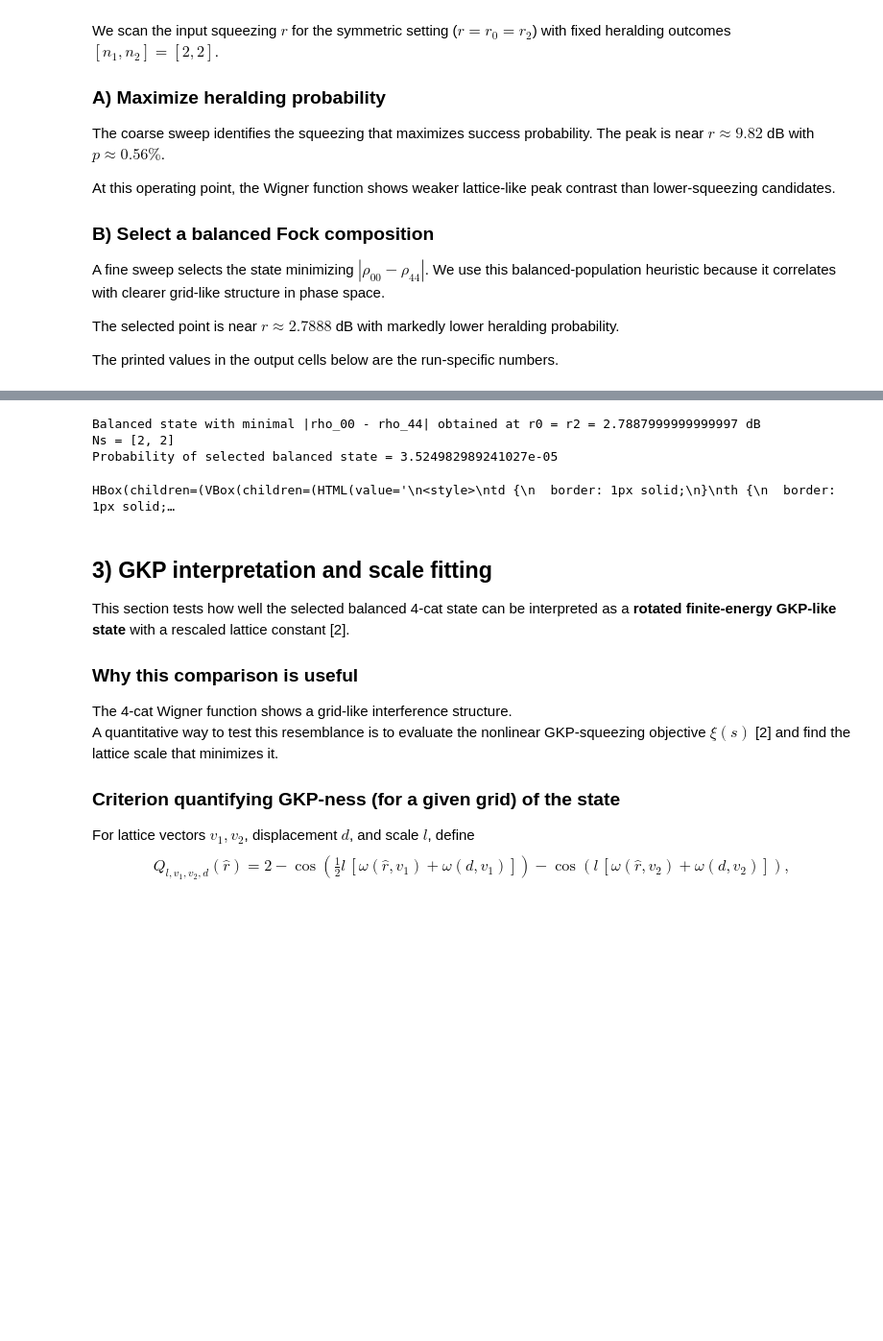
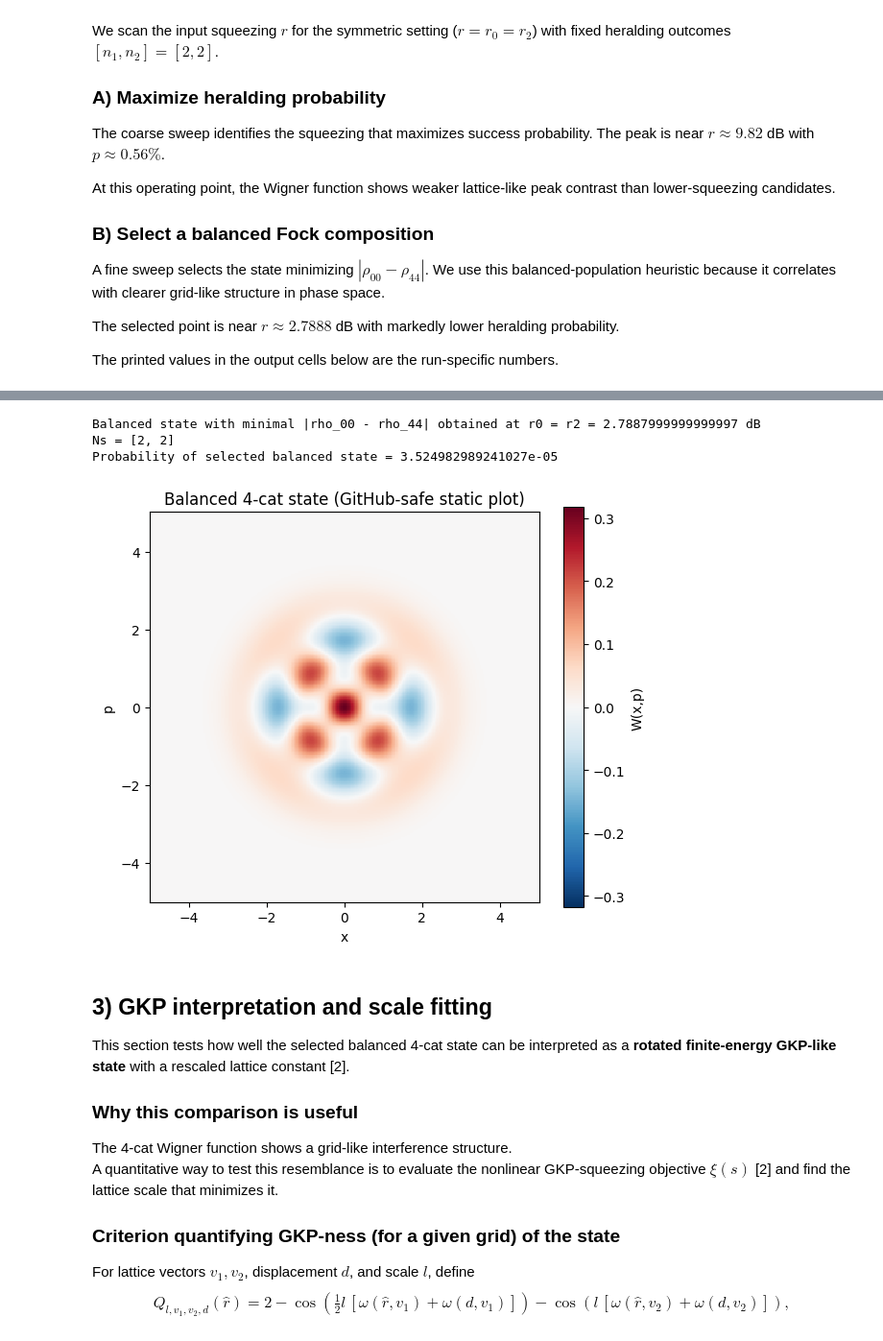
Before and after one commit to gluis99/non-gaussian-state-simulations, a Jupyter notebook: nb_cats_grid.ipynb, the cells around one changed output, grey strips where cells are left out. Shown at 96% size. Drawn from its saved outputs; the diff is of its cells as text; code cells hidden in the pictures; blank space fills up the shorter version.

```diff
--- a/nb_Cats_grid.ipynb
+++ b/nb_cats_grid.ipynb
@@ -158,35 +184,37 @@ for r_dB in rs_dB:
     state, prob = circuit_4cat(
         r0=r_dB, Ns=[2, 2], r2=r_dB, r_in_dB=True, cutoff=20
     )
     cutoff = 5
     rho = state.dm().fock_array(shape=cutoff)
 
     if balanced_state is None:
         balanced_state = state
         balanced_r_dB = r_dB
         balanced_prob = prob
     else:
         rho_balanced = balanced_state.dm().fock_array(shape=cutoff)
         if abs(rho[0, 0] - rho[4, 4]) < abs(rho_balanced[0, 0] - rho_balanced[4, 4]):
             balanced_state = state
             balanced_r_dB = r_dB
             balanced_prob = prob
 
 balanced_Wig, X, P = wigner_discretized(
     balanced_state.dm().ansatz.array, np.linspace(-5, 5, 200), np.linspace(-5, 5, 200)
 )
 
 print(
     f"Balanced state with minimal |rho_00 - rho_44| obtained at r0 = r2 = {balanced_r_dB} dB"
 )
 print("Ns = [2, 2]")
 print(f"Probability of selected balanced state = {balanced_prob}")
-display(balanced_state)
+
+#display(balanced_state)
+show_state_wigner(balanced_state, title="Balanced 4-cat state (GitHub-safe static plot)")
 # %% [output]
 Balanced state with minimal |rho_00 - rho_44| obtained at r0 = r2 = 2.7887999999999997 dB
 Ns = [2, 2]
 Probability of selected balanced state = 3.524982989241027e-05
-HBox(children=(VBox(children=(HTML(value='\n<style>\ntd {\n  border: 1px solid;\n}\nth {\n  border: 1px solid;…
+[figure, added]
 # %% [markdown]
 ## 3) GKP interpretation and scale fitting
 
```
Also changed, not shown: parts of 4 cells of this notebook.
